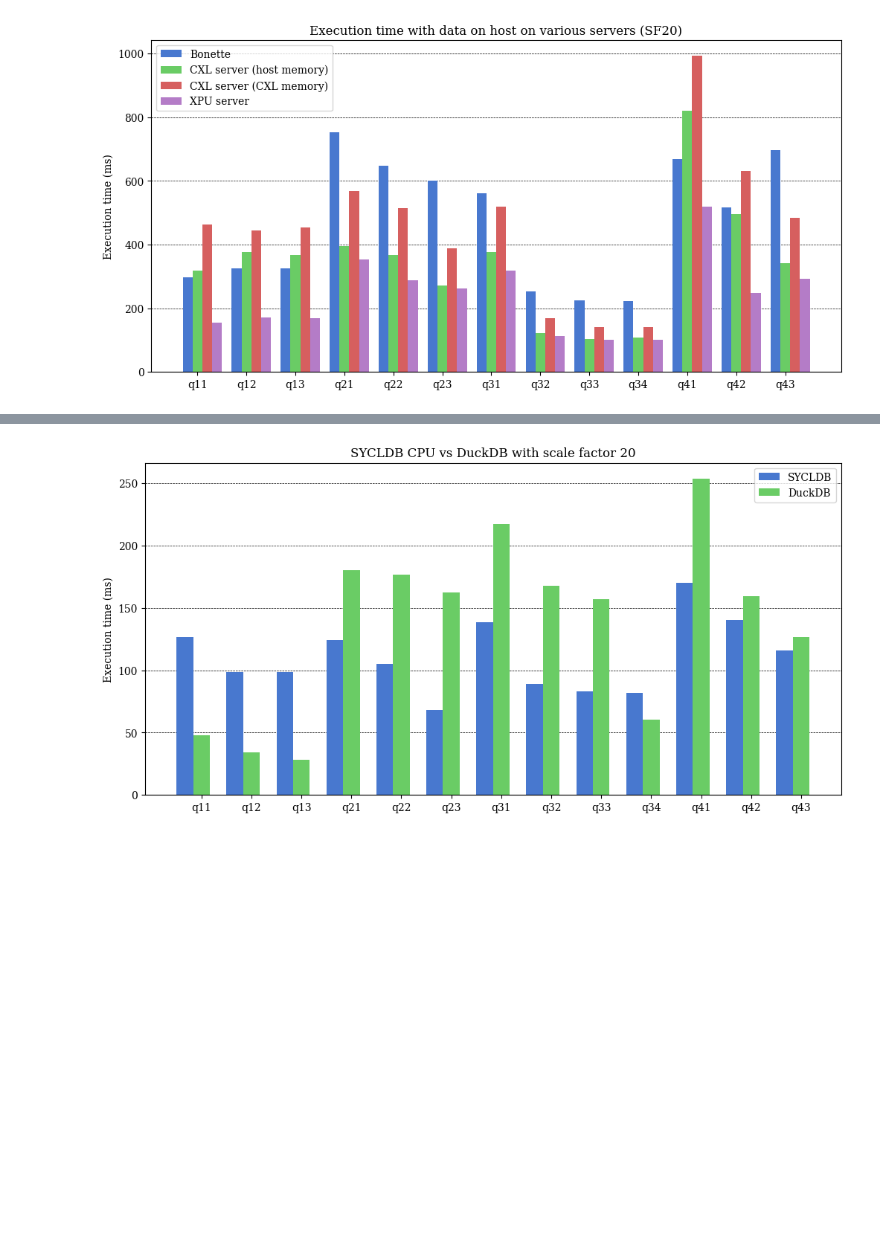
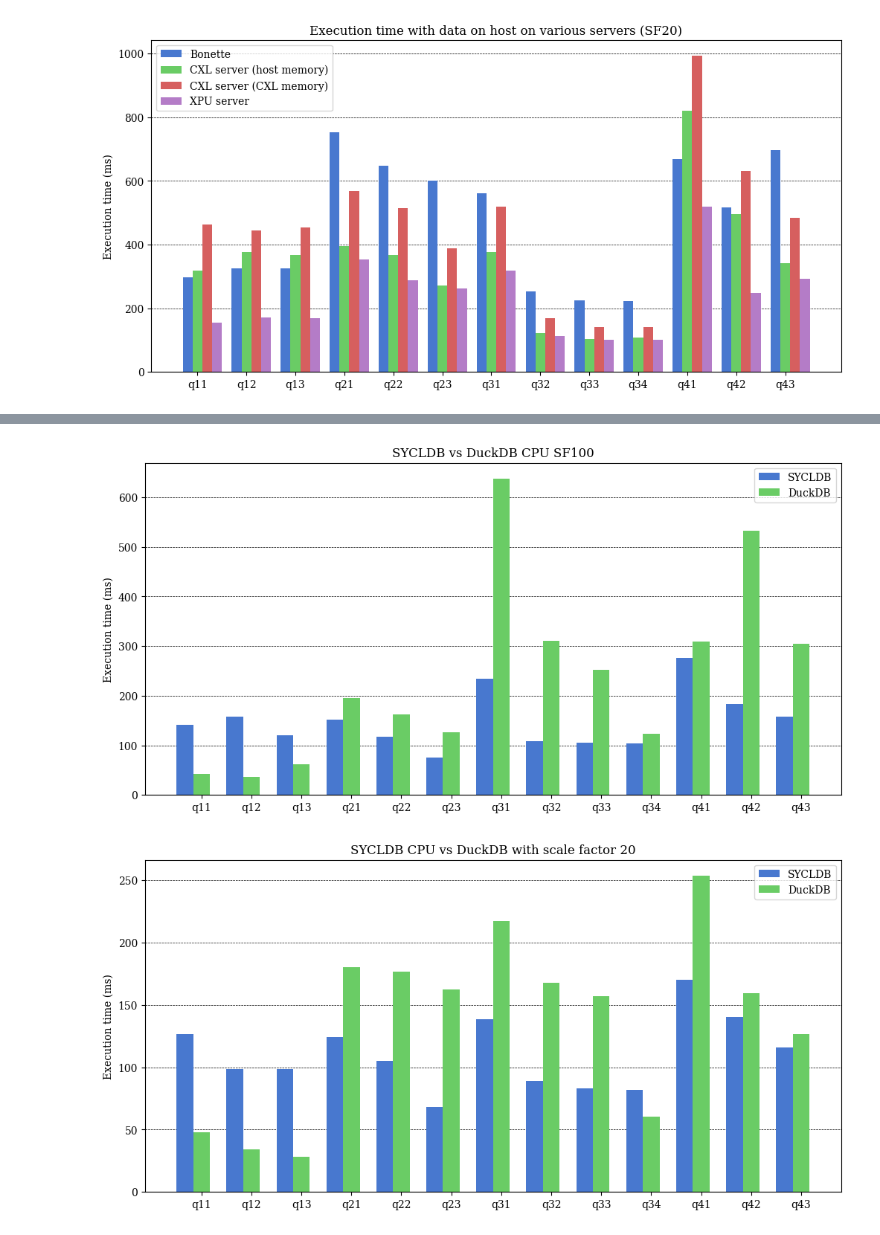
Before and after one commit to Maestro-Zacht/sycldb-calcite-executor, a Jupyter notebook: performances/perf.ipynb, the cells around one changed output, grey strips where cells are left out. Cells and saved outputs as stored; diff of their text form; code cells hidden in the pictures; blank space fills up the shorter version.

```diff
--- a/performances/perf.ipynb
+++ b/performances/perf.ipynb
@@ -773,3 +795,11 @@ comparison_cpu
+# %%
+labels_mappings = {
+    'cpu_s100_xpu_avg': 'SYCLDB',
+    'duckdb_s100_avg': 'DuckDB',
+}
+plot_data(comparison_cpu, labels_mappings, title='SYCLDB vs DuckDB CPU SF100')
+# %% [output]
+[figure, added]
 # %%
 labels_mapping = {
     'cpu_s20_bonette_avg': 'SYCLDB',
```
Also changed, not shown: parts of 4 cells of this notebook, 2 other files.
